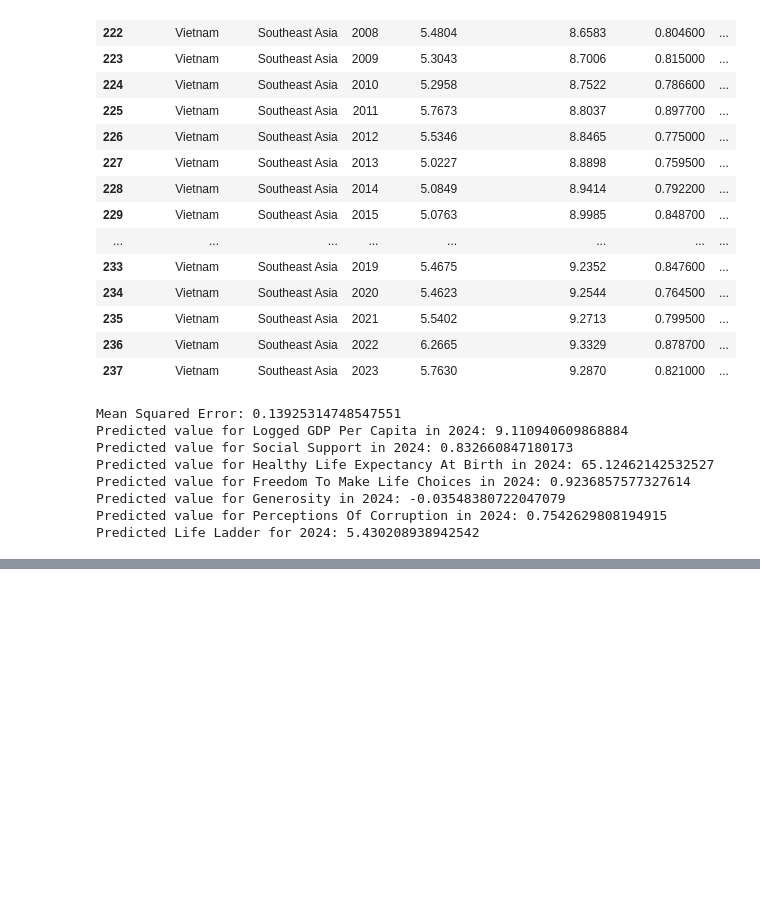
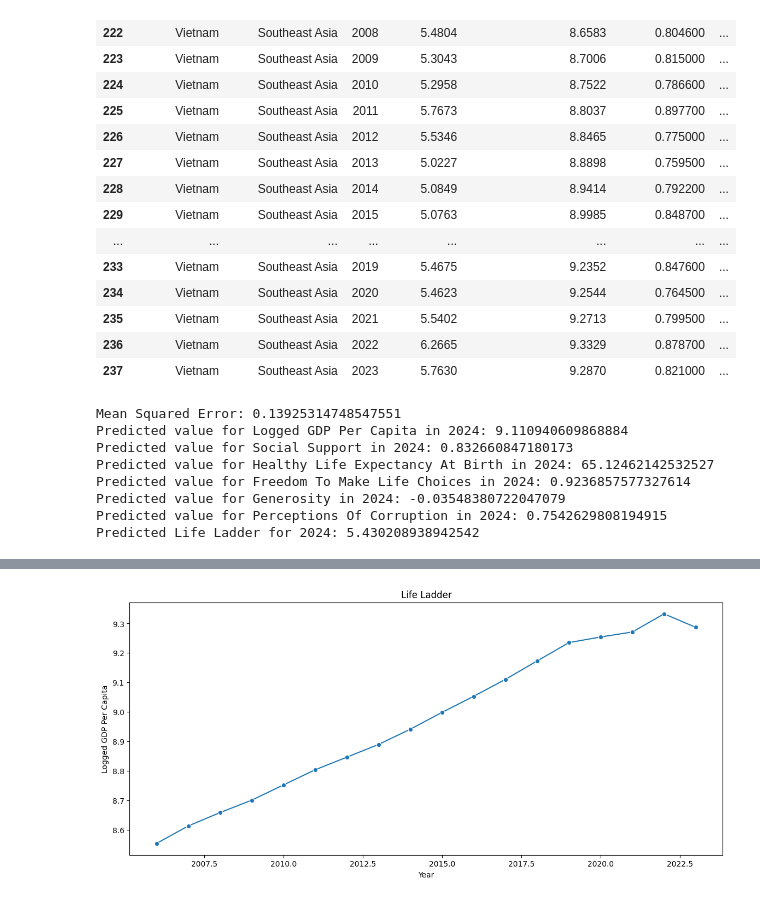
Before and after one commit to dinhthanhnam/Happiness-Report-2005-2023, a Jupyter notebook: happiness report.ipynb, the cells around one changed output, grey strips where cells are left out. Cells and saved outputs as stored; diff of their text form; code cells hidden in the pictures; blank space fills up the shorter version.

```diff
--- a/happiness report.ipynb
+++ b/happiness report.ipynb
@@ -213,0 +494,9 @@ Predicted Life Ladder for 2024: 5.680401229763163
+# %%
+import seaborn as sns
+
+plt.figure(figsize=(14,6))
+sns.lineplot(data=vietnam_data,x="Year",y="Logged GDP Per Capita",marker='o')
+plt.title("Life Ladder")
+plt.show()
+# %% [output]
+[figure, added]
```
Also changed, not shown: parts of 17 cells of this notebook, 2 other files.
